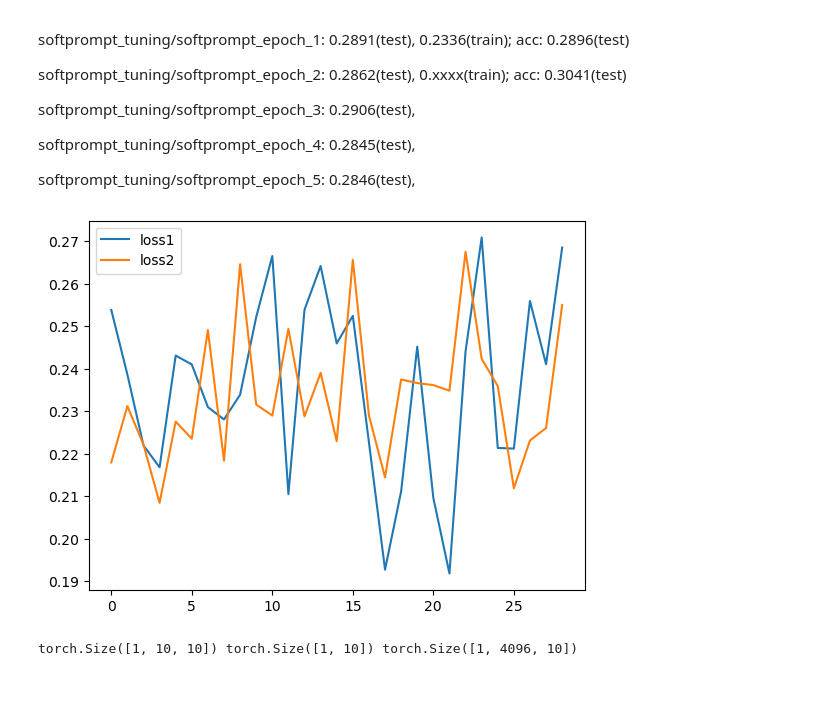
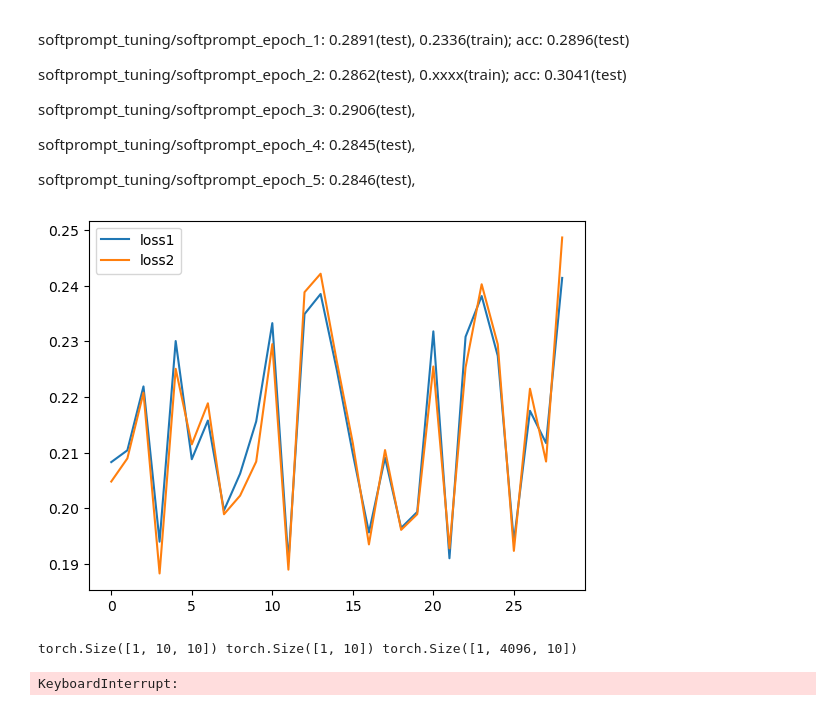
Before and after one commit to heigexiang/ZO-BCD, a Jupyter notebook: softprompt.ipynb, the cells around one changed output. Saved outputs shown, nothing was run; the diff lists cells and outputs as text; code cells hidden in the pictures.

```diff
--- a/softprompt.ipynb
+++ b/softprompt.ipynb
@@ -577,20 +577,36 @@ random.seed(0)
 # %%
 import pickle
 import matplotlib.pyplot as plt
 
 # pth = './results/tzo_adam_spt_lr_1e-07_vs_0.001'
-pth = './results/tzo_proj_msgd_spt_lr_1e-06_vs_0.001_mo_0.9_wd_0.01_tokendim_7'
+# pth = './results/tzo_proj_msgd_spt_lr_1e-06_vs_0.001_mo_0.9_wd_0.01_tokendim_7'
+pth = './results/tzo_msgd_spt_det_lr_1e-06_vs_0.001_mo_0.9_wd_0.01'
 with open(pth + '/logs.pt', 'rb') as f:
     logs = pickle.load(f)
 
 plt.plot(logs['loss1'], label='loss1')
 plt.plot(logs['loss2'], label='loss2')
 plt.legend()
 plt.show()
 # %% [output]
-[figure, old version]
+[figure, new version]
 # %%
 import torch
 # 生成随机投影矩阵
 # %% [output]
 torch.Size([1, 10, 10]) torch.Size([1, 10]) torch.Size([1, 4096, 10])
+# %%
+import torch
+import matplotlib.pyplot as plt
+
+# pth = './results/tzo_adam_spt_lr_1e-07_vs_0.001'
+pth = './results/tzo_msgd_spt_det_lr_1e-05_vs_0.001_mo_0.9_wd_0.01'
+soft_prompt = torch.load(pth + '/softprompt_epoch_1.pt')
+soft_prompt_16 = torch.tensor(soft_prompt, dtype=torch.float16)
+soft_prompt_init = torch.load('./softprompt_init.pt')
+print((soft_prompt_init == soft_prompt_16).all())
+print(torch.norm(soft_prompt_16 - soft_prompt))
+print(torch.norm(soft_prompt_16)**2 / torch.numel(soft_prompt_16))
+print(torch.norm(soft_prompt_init)**2 / torch.numel(soft_prompt_init))
+# %% [output]
+KeyboardInterrupt:
```
Also changed, not shown: 12 other files.
